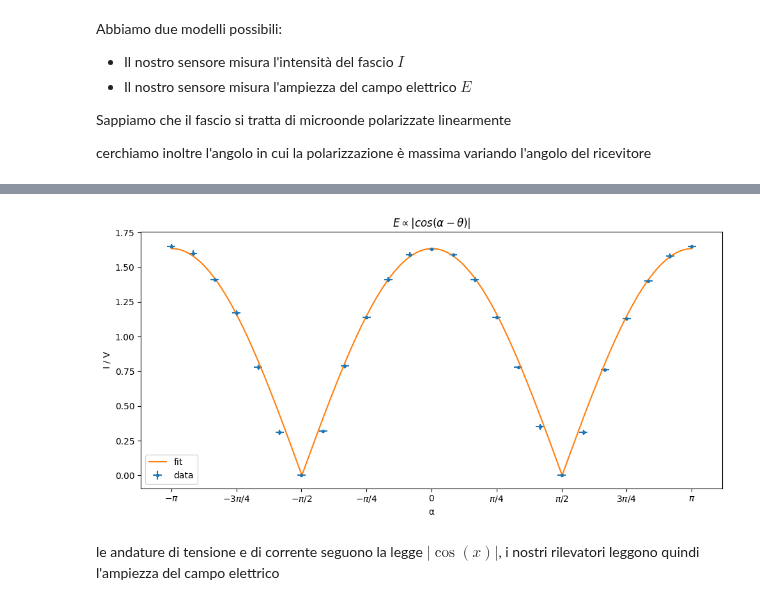
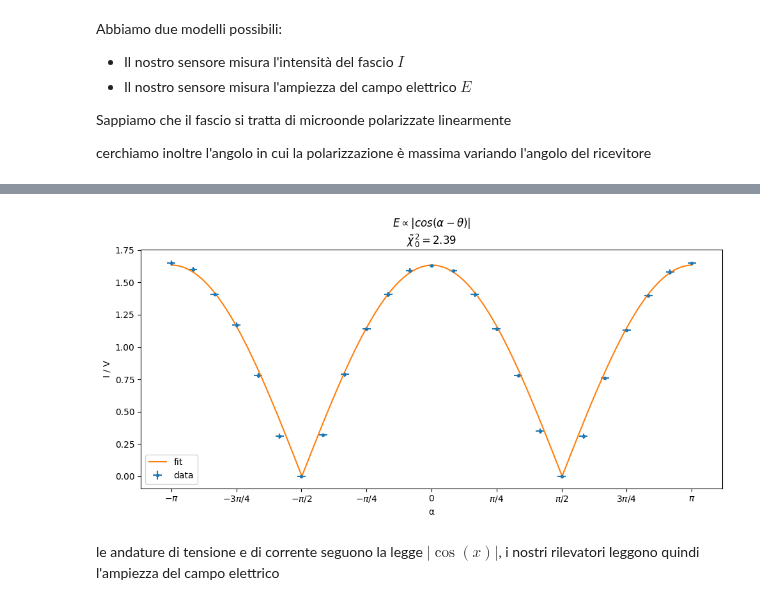
Before and after one commit to CarminatiGiovanni/LaboratorioFisica2, a Jupyter notebook: 20240509micoonde/malus.ipynb, the cells around one changed output, grey strips where cells are left out. Drawn from its saved outputs; the diff is of its cells as text; code cells hidden in the pictures.

```diff
--- a/20240509micoonde/malus.ipynb
+++ b/20240509micoonde/malus.ipynb
@@ -57,25 +58,25 @@ chi2 ridotto: 2.39
 # %%
 fig, ax = plt.subplots(figsize=(10, 5))
 
 # Plot for V
 
 ax.errorbar(α, V, yerr=sigmaV,xerr=np.pi/180*np.sqrt(2)*2, fmt='.', label='data')
 
 x = np.linspace(-np.pi,np.pi, 10000)
 y = campo_polarizzato(x, *malus_E.values.values())
 ax.plot(x,y, label='fit')
 
 
 ax.set_xticks([-np.pi,-3*np.pi/4,-np.pi/2,-np.pi/4,0,np.pi/4, np.pi/2, 3*np.pi/4, np.pi])
 ax.set_xticklabels(['$-\pi$','$-3\pi/4$','$-\pi/2$','$-\pi/4$','$0$','$\pi/4$','$\pi/2$','$3\pi/4$','$\pi$'])
 ax.set_xlabel('α')
 ax.set_ylabel('I / V')
-ax.set_title('$E \propto |cos(α - θ)|$')
+ax.set_title('$E \propto |cos(α - θ)|$\n' + f'$\\tilde\chi_0^2 = {malus_E.rchi2}$')
 ax.legend()
 
 plt.tight_layout()
 plt.show()
 # %% [output]
-[figure, old version]
+[figure, new version]
 # %% [markdown]
 le andature di tensione e di corrente seguono la legge $|\cos(x)|$, i nostri rilevatori leggono quindi l'ampiezza del campo elettrico
```
Also changed, not shown: parts of 2 cells of this notebook, 3 other files.
